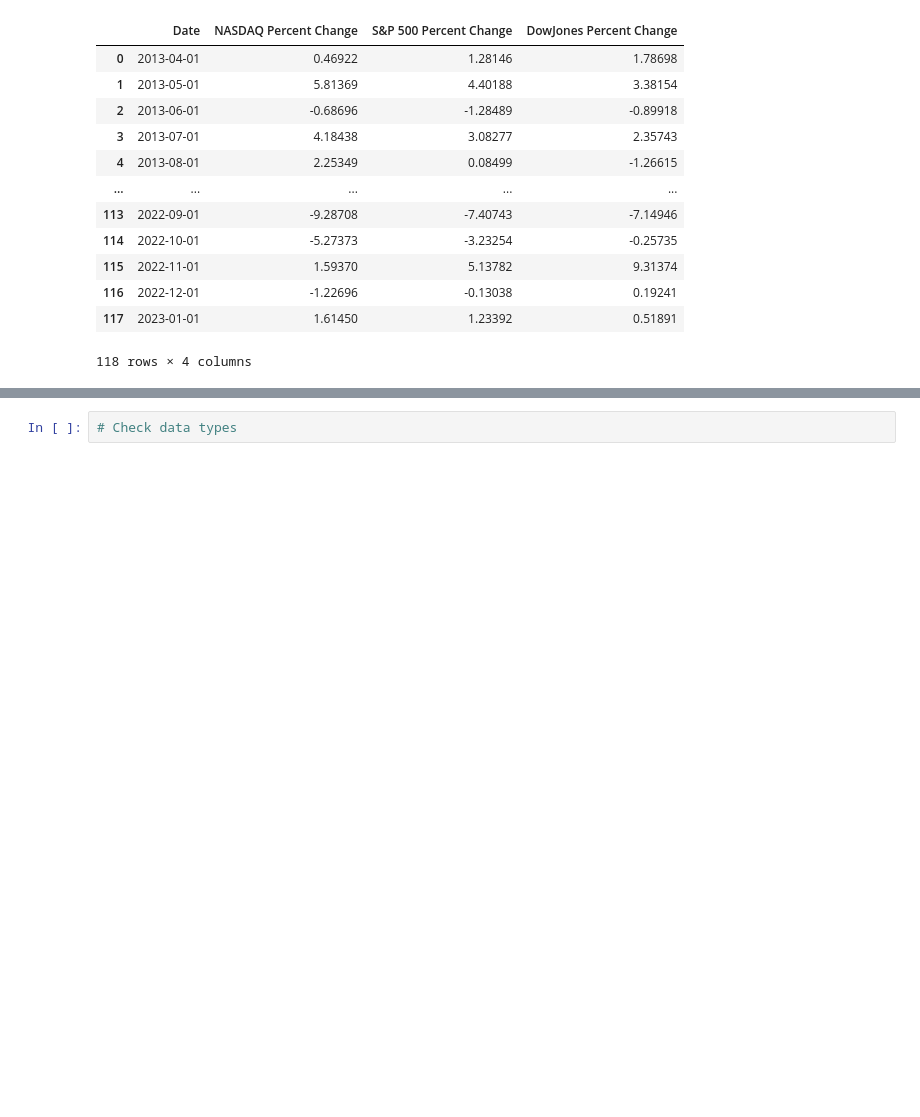
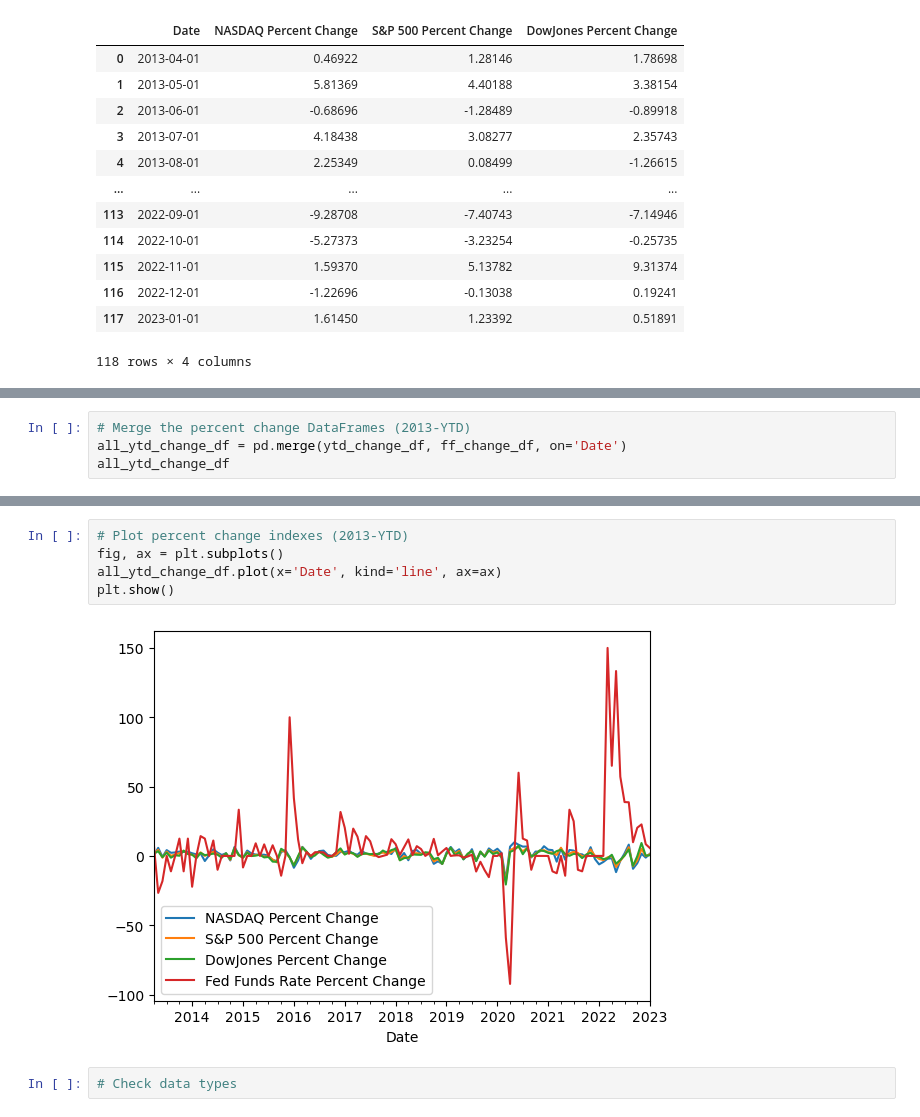
Before and after one commit to SantDRS/project1, a Jupyter notebook: G1P1-DataAnalysis.ipynb, the cells around one changed output, grey strips where cells are left out. Saved outputs shown, nothing was run; the diff lists cells and outputs as text; blank space fills up the shorter version.

```diff
--- a/G1P1-DataAnalysis.ipynb
+++ b/G1P1-DataAnalysis.ipynb
@@ -509,0 +591,4 @@ ytd_change_df.plot(x='Date', kind='line', ax=ax)
+# %%
+# Merge the percent change DataFrames (2013-YTD)
+all_ytd_change_df = pd.merge(ytd_change_df, ff_change_df, on='Date')
+all_ytd_change_df
@@ -510,3 +609,10 @@ ytd_change_df.plot(x='Date', kind='line', ax=ax)
+# %%
+# Plot percent change indexes (2013-YTD)
+fig, ax = plt.subplots()
+all_ytd_change_df.plot(x='Date', kind='line', ax=ax)
+plt.show()
+# %% [output]
+[figure, added]
 # %%
 # Check data types
 # %%
```
Also changed, not shown: parts of 21 cells of this notebook, 1 other file.
